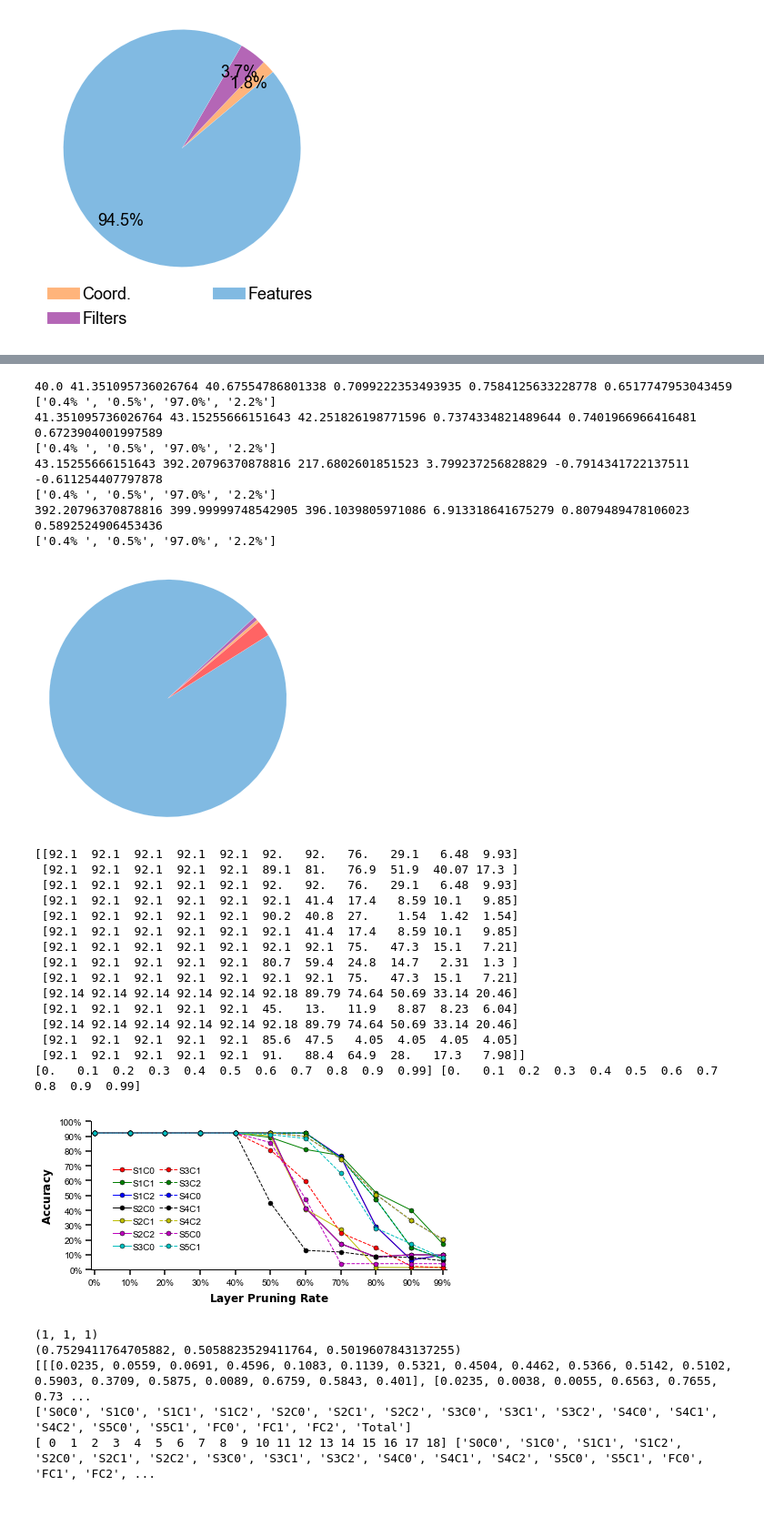
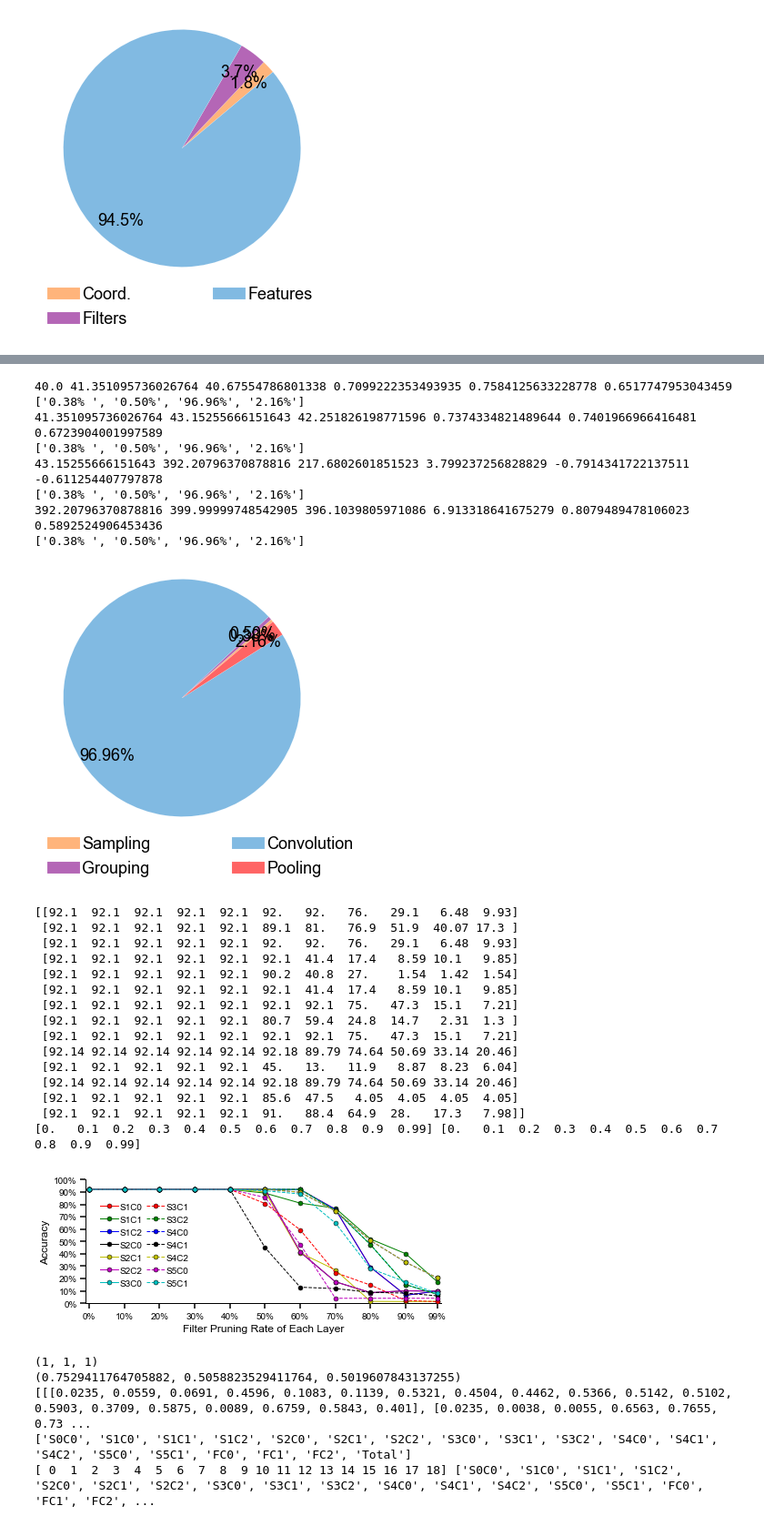
Before and after one commit to changchun-zhou/sagitta_fig, a Jupyter notebook: Nebula/scripts/Nebula.ipynb, the cells around one changed output, grey strips where cells are left out. Shown at 91% size. Drawn from its saved outputs; the diff is of its cells as text; code cells hidden in the pictures.

```diff
--- a/Nebula/scripts/Nebula.ipynb
+++ b/Nebula/scripts/Nebula.ipynb
@@ -347,12 +348,12 @@ figsize=(7,2.5)
 
 bar_width = 0.25
 xticks = Layers
-legend_loc = (0.3, 0.93)
+legend_loc = (0.2, 0.93)
 
 y_value = [Access/1000]
 y_label = ["Memory Access (KB)", "Memory Access After MLP Fusion (KB)"]
 y_fig_type = [['bar', 'plot']]
-y_legend = [["Baseline", "MLP Fusion"]]
+y_legend = [["Conventional Dataflow", "MLP Fusion"]]
 legend_ncol = 2
 y_color=[[(1,1,1),(214/255, 73/255, 73/255)]]
 len_yticks = [5, 10]
@@ -400,14 +401,23 @@ cls_plt_fig('').func_plt_fig(
 import numpy as np
 import pandas as pd
 import matplotlib.pyplot as plt
+case = 'Computation'
 
-fig_name = '../generate/MLP_Dominate.svg'
 startangle = 40
-area = np.array([((1024*1024*3/4*6)/1000000)*(1+1/4+1/16),
-((1024*1024*6)/1000000)*(1+1/4+1/16),
-1600,
-35717120/1000000
-])
+if case == 'Computation':
+    fig_name = '../generate/MLP_Dominate_Computation.svg'
+    area = np.array([((1024*1024*3/4*6)/1000000)*(1+1/4+1/16),
+    ((1024*1024*6)/1000000)*(1+1/4+1/16),
+    1600,
+    35717120/1000000
+    ])
+else:
+    fig_name = '../generate/MLP_Dominate_Storage.svg'
+    area = np.array([( ((24+18)*1024 + (24+16)*512)/8/1000000 )*(1+1/2+1/4+1/8+1/16),
+    ((24*1024 + 16*32*512)/8/1000000)*(1+1/2+1/4+1/8+1/16),
+    (962560 + 4420800)/1000000,
+    82112/1000000
+    ])
 fontsize = 18
 radius = 1.2
 loc_legend = (-0.07,-0.25)
@@ -421,10 +431,10 @@ colors = [
           (191/255, 191/255, 191/255),
           (0/255,173/255,186/255)]
 
-labels = ['{:.1f}% '.format(area[0]/sum(area)*100),
-          '{:.1f}%'.format(area[1]/sum(area)*100),
-          '{:.1f}%'.format(area[2]/sum(area)*100),
-          '{:.1f}%'.format(area[3]/sum(area)*100)
+labels = ['{:.2f}% '.format(area[0]/sum(area)*100),
+          '{:.2f}%'.format(area[1]/sum(area)*100),
+          '{:.2f}%'.format(area[2]/sum(area)*100),
+          '{:.2f}%'.format(area[3]/sum(area)*100)
 ]
 plt.subplots(figsize=(5, 5))
 # 绘制圆环图，并返回饼块对象
@@ -442,31 +452,31 @@ for i, p in enumerate(wedges):
     horizontalalignment = {-1: "right", 1: "left"}[int(np.sign(x))]
     # 设置引导线的连接方式
     connectionstyle = "angle,angleA=0,angleB={}".format(ang)
-    # plt.annotate(
-    #     labels[i],
-    #     xy=(radius*x*0.8, radius*y*0.8),
-    #     xytext=(radius*x*0.8, radius*y*0.8),#(radius* np.sign(x)*1.2, y),
-    #     # horizontalalignment=horizontalalignment,
-    #     **kw,
+    plt.annotate(
+        labels[i],
+        xy=(radius*x*0.8, radius*y*0.8),
+        xytext=(radius*x*0.8, radius*y*0.8),#(radius* np.sign(x)*1.2, y),
+        # horizontalalignment=horizontalalignment,
+        **kw,
 
-    #     fontsize=fontsize
-    #     # **kw
-    # )
+        fontsize=fontsize
+        # **kw
+    )
     print(labels)
 
-# plt.legend(wedges, legend, loc=loc_legend, ncol=2, fontsize=fontsize, frameon=False, handletextpad=0.1,columnspacing=5 )
+plt.legend(wedges, legend, loc=loc_legend, ncol=2, fontsize=fontsize, frameon=False, handletextpad=0.1,columnspacing=5 )
 plt.savefig(fig_name, format='svg')
 plt.show()
 # %% [output]
 40.0 41.351095736026764 40.67554786801338 0.7099222353493935 0.7584125633228778 0.6517747953043459
-['0.4% ', '0.5%', '97.0%', '2.2%']
+['0.38% ', '0.50%', '96.96%', '2.16%']
 41.351095736026764 43.15255666151643 42.251826198771596 0.7374334821489644 0.7401966966416481 0.6723904001997589
-['0.4% ', '0.5%', '97.0%', '2.2%']
+['0.38% ', '0.50%', '96.96%', '2.16%']
 43.15255666151643 392.20796370878816 217.6802601851523 3.799237256828829 -0.7914341722137511 -0.611254407797878
-['0.4% ', '0.5%', '97.0%', '2.2%']
+['0.38% ', '0.50%', '96.96%', '2.16%']
 392.20796370878816 399.99999748542905 396.1039805971086 6.913318641675279 0.8079489478106023 0.5892524906453436
-['0.4% ', '0.5%', '97.0%', '2.2%']
+['0.38% ', '0.50%', '96.96%', '2.16%']
-[figure, old version]
+[figure, new version]
 # %%
 # Filter Pruning-Sensitivity
 import numpy as np
@@ -501,14 +511,14 @@ for i in range(len(Layers)):
     Sens_pick[i] = Sens[i].take(pick)
 x_value = np.array(pick)/100
 
-figsize=(7,3)
+figsize=(7,2.5)
 
 bar_width = 0.25
 xticks = x_value
-legend_loc = (0.05, 0.1)
+legend_loc = (0.03, 0.1)
 
 y_value = [Sens_pick/100]
-y_label = [r"$\bf{Accuracy}$"]
+y_label = ["Accuracy"]
 y_fig_type = [['plot' for i in range(len(Layers))]]
 y_legend = [Layers]
 legend_ncol = 2
@@ -520,7 +530,7 @@ print(Sens_pick)
 cls_plt_fig('').func_plt_fig(
     fig_name=fig_name,
     x_value=x_value,
-    x_label = r"$\bf{Layer\ Pruning\ Rate}$",
+    x_label = "Filter Pruning Rate of Each Layer",
     y_label = y_label,
     y_value = y_value,
     y_fig_type = y_fig_type,
@@ -539,35 +549,35 @@ cls_plt_fig('').func_plt_fig(
     y_markeredgewidth=0.5,
     len_yticks=len_yticks,
     xticks= xticks,
     legend_loc =legend_loc,
     figsize=figsize, #[0, 0, 1, 1],
     font_size = 10,
     plt_text = False,
     legend_ncol=legend_ncol,
-    PercentFormatter= True,
+    PercentFormatter= [True, False],
     PercentFormatter_x = True,
     bar_width = bar_width,
     linewidth= 1,
     bar_gap_width = 0.1,
     border_width = 0.01
 )
 # %% [output]
 [[92.1  92.1  92.1  92.1  92.1  92.   92.   76.   29.1   6.48  9.93]
  [92.1  92.1  92.1  92.1  92.1  89.1  81.   76.9  51.9  40.07 17.3 ]
  [92.1  92.1  92.1  92.1  92.1  92.   92.   76.   29.1   6.48  9.93]
  [92.1  92.1  92.1  92.1  92.1  92.1  41.4  17.4   8.59 10.1   9.85]
  [92.1  92.1  92.1  92.1  92.1  90.2  40.8  27.    1.54  1.42  1.54]
  [92.1  92.1  92.1  92.1  92.1  92.1  41.4  17.4   8.59 10.1   9.85]
  [92.1  92.1  92.1  92.1  92.1  92.1  92.1  75.   47.3  15.1   7.21]
  [92.1  92.1  92.1  92.1  92.1  80.7  59.4  24.8  14.7   2.31  1.3 ]
  [92.1  92.1  92.1  92.1  92.1  92.1  92.1  75.   47.3  15.1   7.21]
  [92.14 92.14 92.14 92.14 92.14 92.18 89.79 74.64 50.69 33.14 20.46]
  [92.1  92.1  92.1  92.1  92.1  45.   13.   11.9   8.87  8.23  6.04]
  [92.14 92.14 92.14 92.14 92.14 92.18 89.79 74.64 50.69 33.14 20.46]
  [92.1  92.1  92.1  92.1  92.1  85.6  47.5   4.05  4.05  4.05  4.05]
  [92.1  92.1  92.1  92.1  92.1  91.   88.4  64.9  28.   17.3   7.98]]
 [0.   0.1  0.2  0.3  0.4  0.5  0.6  0.7  0.8  0.9  0.99] [0.   0.1  0.2  0.3  0.4  0.5  0.6  0.7  0.8  0.9  0.99]
-[figure, old version]
+[figure, new version]
 # %%
 # Filter Pruning-Sparsity
 import numpy as np
```
Also changed, not shown: parts of 8 cells of this notebook.
